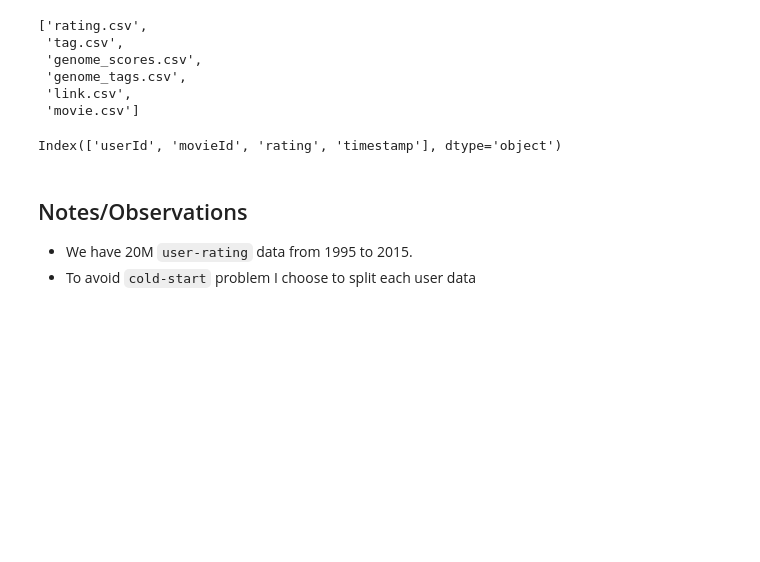
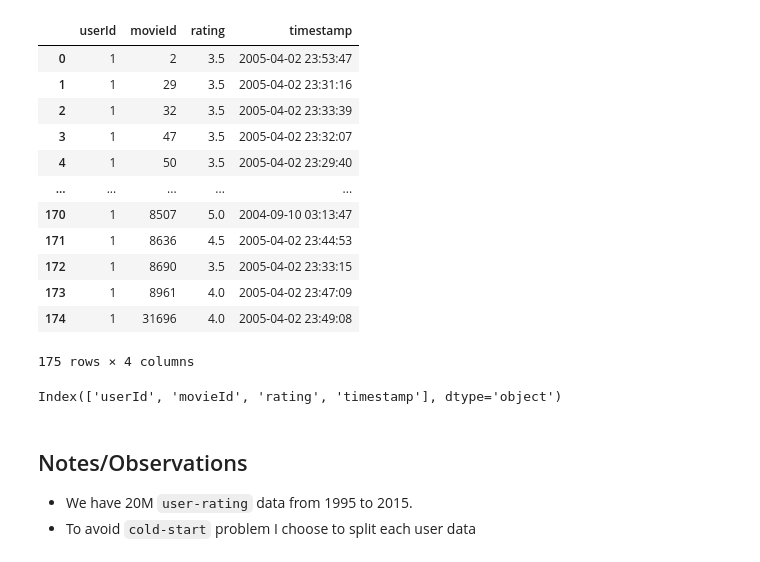
Before and after one commit to CS-512-Recsys/Recsys, a Jupyter notebook: nbs/eda.ipynb, the cells around one changed output. Drawn from its saved outputs; the diff is of its cells as text; code cells hidden in the pictures; blank space fills up the shorter version.

```diff
--- a/nbs/eda.ipynb
+++ b/nbs/eda.ipynb
@@ -14,14 +18,23 @@ from tqdm import tqdm
 
 data_dir = base_dir/'data'/'archive'
 store_dir = base_dir/'artifacts'
-# %%
-os.listdir(data_dir)
-# %% [output]
-['rating.csv',
- 'tag.csv',
- 'genome_scores.csv',
- 'genome_tags.csv',
- 'link.csv',
- 'movie.csv']
 # %%
-df = pd.read_csv(data_dir/'rating.csv')
+df = pd.read_csv(data_dir/'full_rating.csv')
+# %%
+#make a sample df
+
+df[df['userId'] == 1]
+# %% [output]
+|  | userId | movieId | rating | timestamp |
+| 0 | 1 | 2 | 3.5 | 2005-04-02 23:53:47 |
+| 1 | 1 | 29 | 3.5 | 2005-04-02 23:31:16 |
+| 2 | 1 | 32 | 3.5 | 2005-04-02 23:33:39 |
+| 3 | 1 | 47 | 3.5 | 2005-04-02 23:32:07 |
+| 4 | 1 | 50 | 3.5 | 2005-04-02 23:29:40 |
+| ... | ... | ... | ... | ... |
+| 170 | 1 | 8507 | 5.0 | 2004-09-10 03:13:47 |
+| 171 | 1 | 8636 | 4.5 | 2005-04-02 23:44:53 |
+| 172 | 1 | 8690 | 3.5 | 2005-04-02 23:33:15 |
+| 173 | 1 | 8961 | 4.0 | 2005-04-02 23:47:09 |
+| 174 | 1 | 31696 | 4.0 | 2005-04-02 23:49:08 |
+175 rows × 4 columns
```
Also changed, not shown: parts of 51 cells of this notebook, 5 other files.
